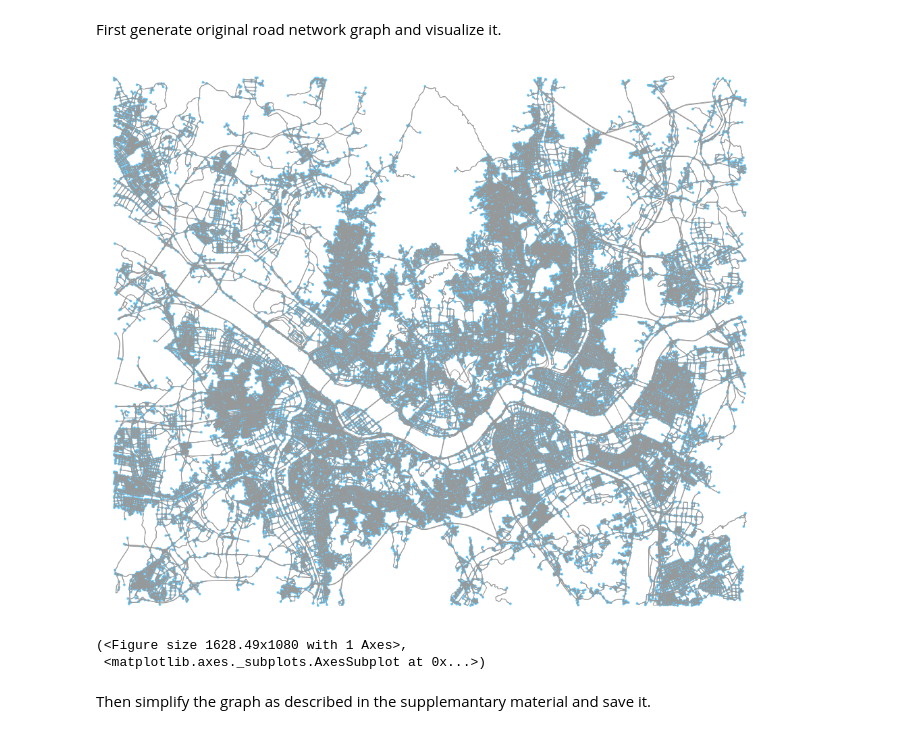
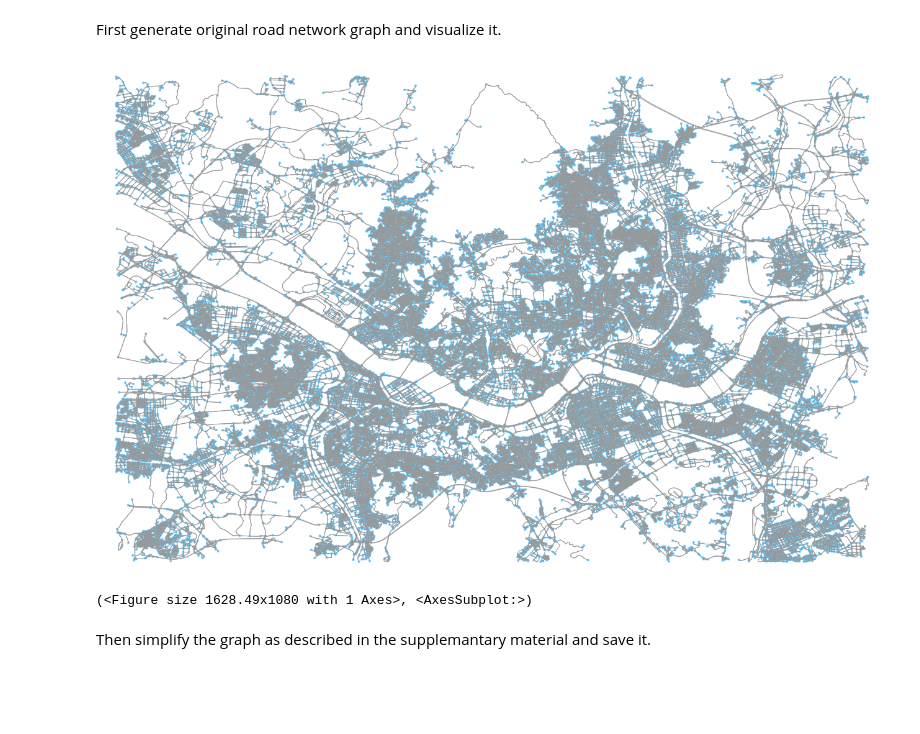
Before and after one commit to juhyeonkim95/TaxiSimulatorOnGraph, a Jupyter notebook: notebook/Tutorial_GraphSimplification.ipynb, the cells around one changed output. Cells and saved outputs as stored; diff of their text form; code cells hidden in the pictures; blank space fills up the shorter version.

Commit message:
20211018 example data uploaded

```diff
--- a/notebook/Tutorial_GraphSimplification.ipynb
+++ b/notebook/Tutorial_GraphSimplification.ipynb
@@ -15,14 +17,22 @@ import dgl
+# %%
+DATA_FOLDER = "../data_example/"
 # %% [markdown]
 First generate original road network graph and visualize it.
 # %%
-# It is constantly updated and there may be some differences from saved original graphml file.
-G_original = ox.graph_from_bbox(anonymous coordinates, network_type='drive')
-#G_original = ox.load_graphml('real_city_rectangular_drive_network_original.graphml')
+# You can get road network from bbox.
+# But it seems osmnx dataset is constantly updated and there may be some differences.
+# Therefore, we upload the raw file.
+
+# (1) load from bounding box coordinate
+# G_original = ox.graph_from_bbox(37.704811, 37.427103, 127.183239, 126.763642, network_type='drive')
+
+# (2) load from saved file
+G_original = ox.load_graphml(filepath=DATA_FOLDER+'seoul_rectangular_drive_network_original.graphml')
+
 ox.plot_graph(G_original, fig_height=15)
 # %% [output]
-[figure, old version]
+[figure, new version]
-(<Figure size 1628.49x1080 with 1 Axes>,
- <matplotlib.axes._subplots.AxesSubplot at 0x...>)
+(<Figure size 1628.49x1080 with 1 Axes>, <AxesSubplot:>)
 # %% [markdown]
 Then simplify the graph as described in the supplemantary material and save it.
 # %%
```
Also changed, not shown: parts of 7 cells of this notebook, 1 other file.
